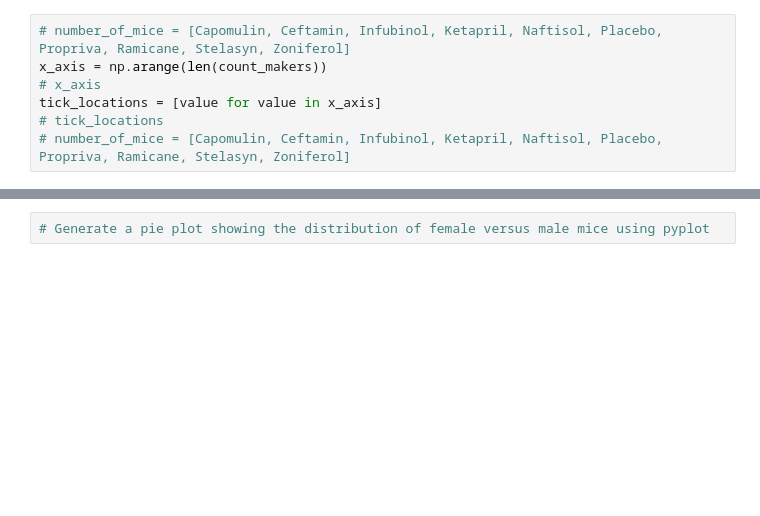
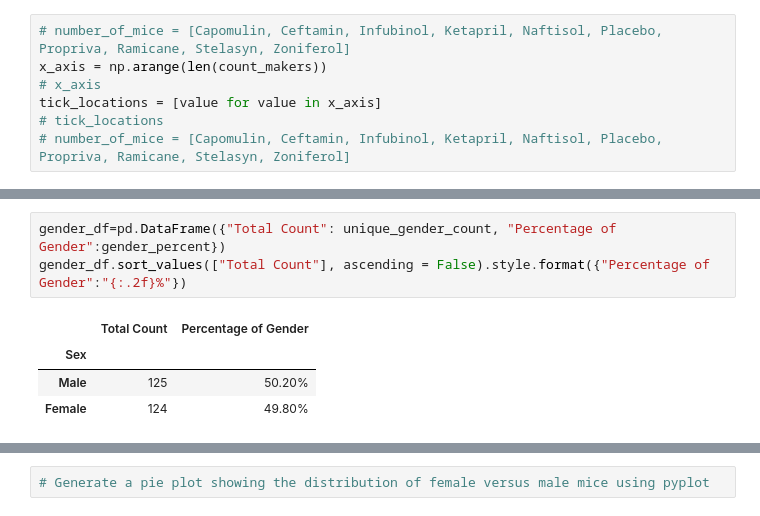
Before and after one commit to arcebri1/PharmaceuticalAnalysisPlotting, a Jupyter notebook: pymaceuticals_starter.ipynb, the cells around one changed output, grey strips where cells are left out. Cells and saved outputs as stored; diff of their text form; blank space fills up the shorter version.

```diff
--- a/pymaceuticals_starter.ipynb
+++ b/pymaceuticals_starter.ipynb
@@ -245,0 +268,8 @@ plt.show()
+# %%
+gender_df=pd.DataFrame({"Total Count": unique_gender_count, "Percentage of Gender":gender_percent})
+gender_df.sort_values(["Total Count"], ascending = False).style.format({"Percentage of Gender":"{:.2f}%"})
+# %% [output]
+|  | Total Count | Percentage of Gender |
+| Sex |  |  |
+| Male | 125 | 50.20% |
+| Female | 124 | 49.80% |
```
Also changed, not shown: parts of 5 cells of this notebook.
